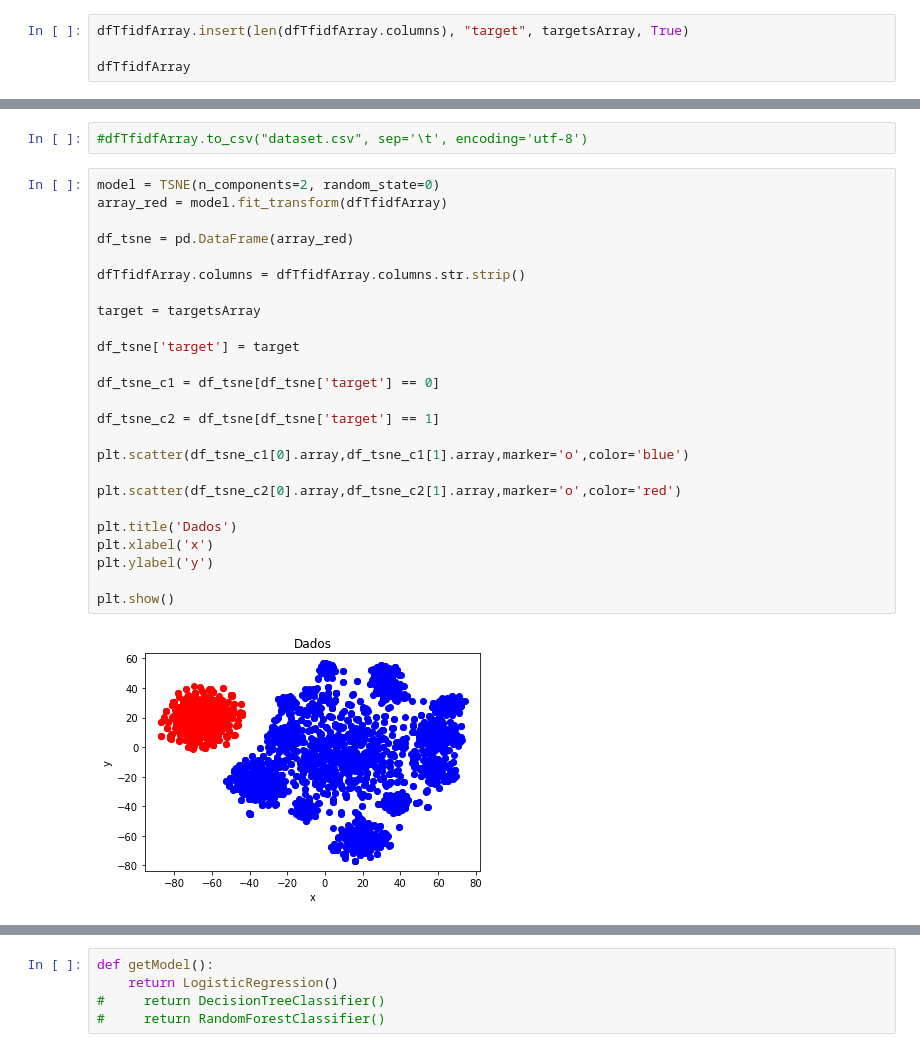
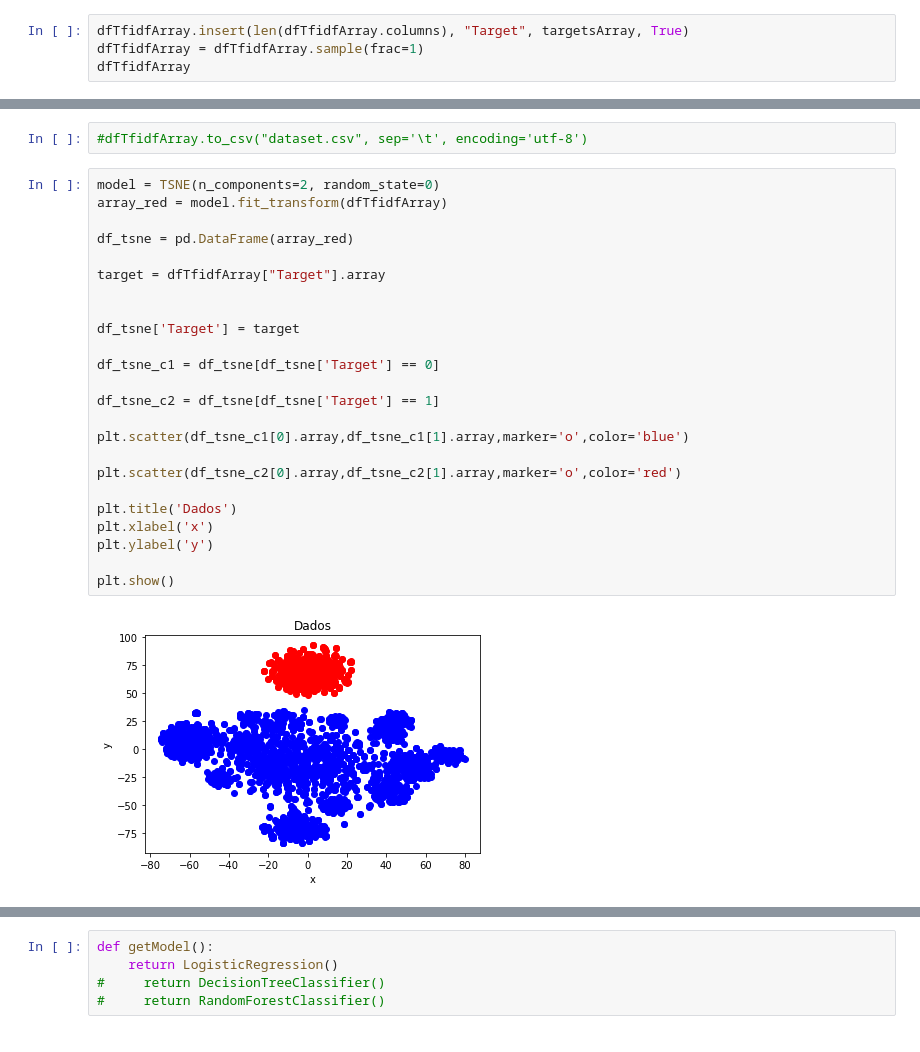
Before and after one commit to PlayerGhost/ciencia_de_dados_data_analysis, a Jupyter notebook: email_classification_test.ipynb, the cells around one changed output, grey strips where cells are left out. Drawn from its saved outputs; the diff is of its cells as text.

```diff
--- a/email_classification_test.ipynb
+++ b/email_classification_test.ipynb
@@ -278,8 +278,8 @@ print(targetsArray)
 3052
 [0, 0, 0, 0, 0, 0, 0, 0, 0, 0, 0, 0, 0, 0, 0, 0, 0, 0, 0, 0, 0, 0, 0, 0, 0, 0, 0, 0, 0, 0, 0, 0, 0, 0, 0, 0, 0, 0, 0, 0, 0, 0, 0, 0, 0, 0, 0, 0, 0, 0, 0, 0, 0, 0, 0, 0, 0, 0, 0, 0, 0, 0, 0, 0, 0, 0, 0 ...
 # %%
-dfTfidfArray.insert(len(dfTfidfArray.columns), "target", targetsArray, True)
-
+dfTfidfArray.insert(len(dfTfidfArray.columns), "Target", targetsArray, True)
+dfTfidfArray = dfTfidfArray.sample(frac=1)
 dfTfidfArray
 # %% [output]
 |  | 00 | 000 | 0001zd | 0004es | 0007b1d4 | 00085k | 000e | 000miles | 000s | 000th | ... | ... |
@@ -300,28 +300,27 @@ dfTfidfArray
 # %%
 model = TSNE(n_components=2, random_state=0)
 array_red = model.fit_transform(dfTfidfArray)
 
 df_tsne = pd.DataFrame(array_red)
 
-dfTfidfArray.columns = dfTfidfArray.columns.str.strip()
+target = dfTfidfArray["Target"].array
 
-target = targetsArray
 
-df_tsne['target'] = target
+df_tsne['Target'] = target
 
-df_tsne_c1 = df_tsne[df_tsne['target'] == 0]
+df_tsne_c1 = df_tsne[df_tsne['Target'] == 0]
 
-df_tsne_c2 = df_tsne[df_tsne['target'] == 1]
+df_tsne_c2 = df_tsne[df_tsne['Target'] == 1]
 
 plt.scatter(df_tsne_c1[0].array,df_tsne_c1[1].array,marker='o',color='blue')
 
 plt.scatter(df_tsne_c2[0].array,df_tsne_c2[1].array,marker='o',color='red')
 
 plt.title('Dados')
 plt.xlabel('x')
 plt.ylabel('y')
 
 plt.show()
 # %% [output]
-[figure, old version]
+[figure, new version]
 # %%
```
Also changed, not shown: parts of 5 cells of this notebook, 1 other file.
